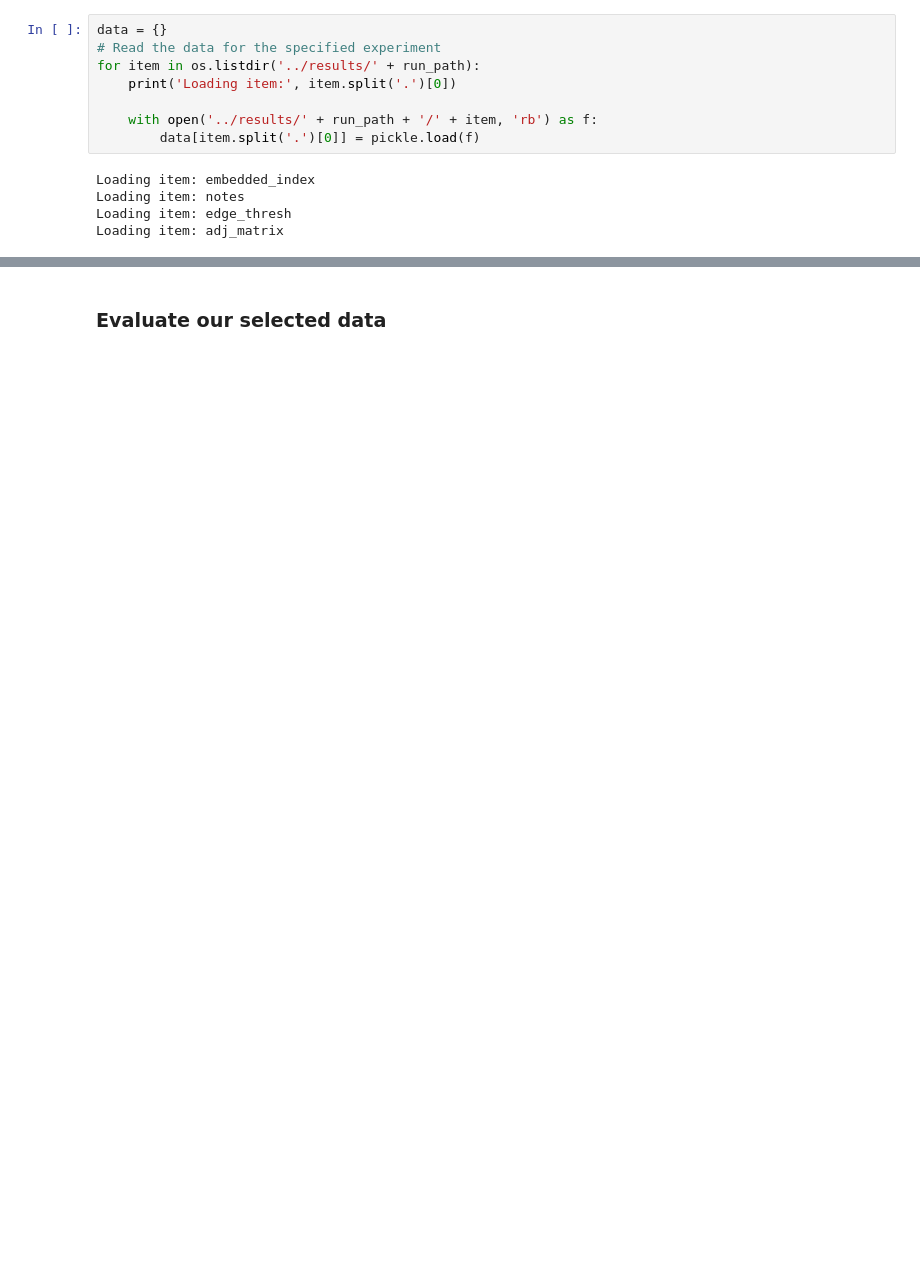
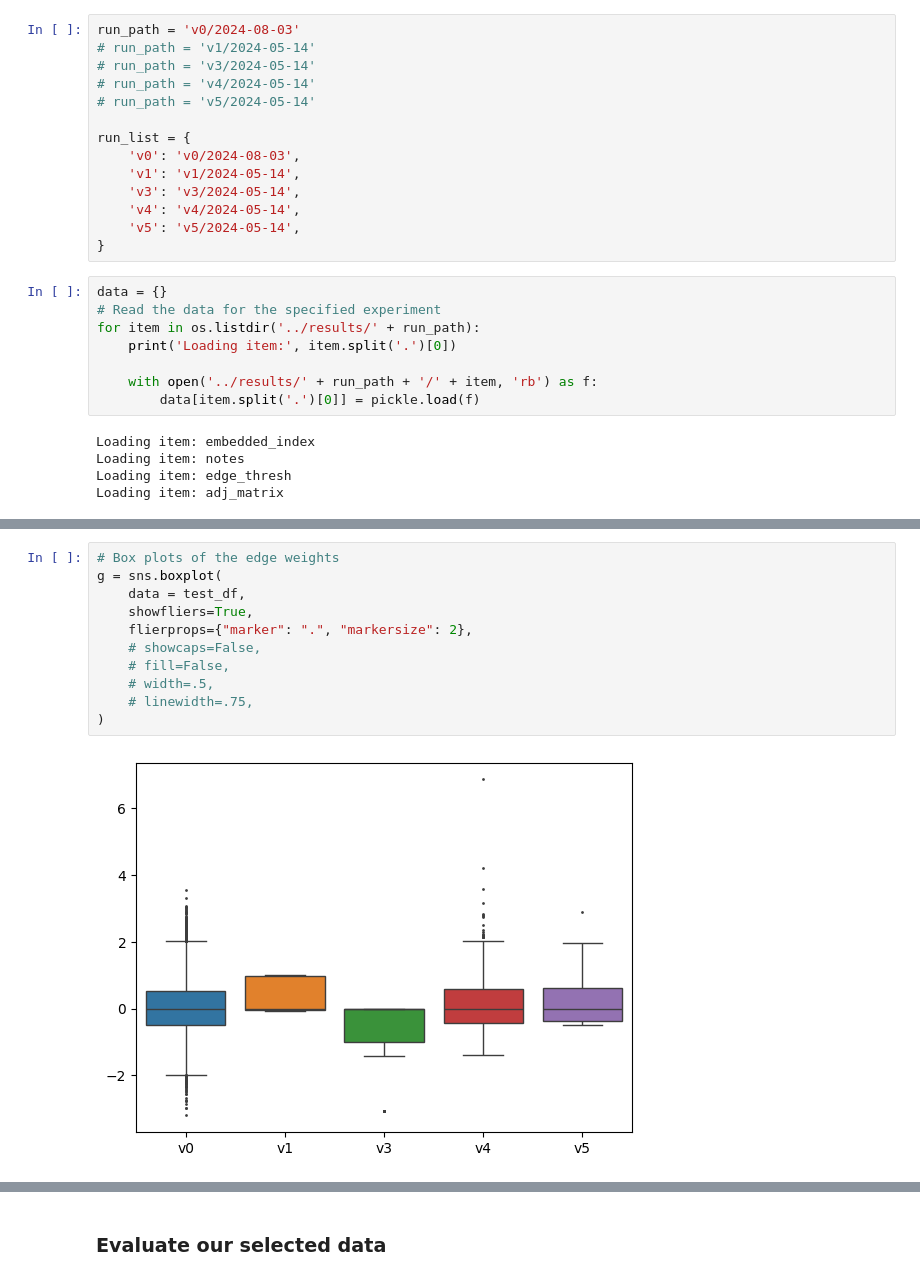
Before and after one commit to lukas-al/dissertation_rag, a Jupyter notebook: notebooks/evaluation.ipynb, the cells around one changed output, grey strips where cells are left out. Cells and saved outputs as stored; diff of their text form; blank space fills up the shorter version.

```diff
--- a/notebooks/evaluation.ipynb
+++ b/notebooks/evaluation.ipynb
@@ -49,3 +50,17 @@ run_path = 'v0/2024-08-03'
+# %%
+run_path = 'v0/2024-08-03'
+# run_path = 'v1/2024-05-14'
+# run_path = 'v3/2024-05-14'
+# run_path = 'v4/2024-05-14'
+# run_path = 'v5/2024-05-14'
+
+run_list = {
+    'v0': 'v0/2024-08-03',
+    'v1': 'v1/2024-05-14',
+    'v3': 'v3/2024-05-14',
+    'v4': 'v4/2024-05-14',
+    'v5': 'v5/2024-05-14',
+}
 # %%
 data = {}
 # Read the data for the specified experiment
@@ -61,0 +158,13 @@ Loading item: adj_matrix
+# %%
+# Box plots of the edge weights
+g = sns.boxplot(
+    data = test_df,
+    showfliers=True,
+    flierprops={"marker": ".", "markersize": 2},
+    # showcaps=False,
+    # fill=False,
+    # width=.5,
+    # linewidth=.75,
+)
+# %% [output]
+[figure, added]
```
Also changed, not shown: parts of 12 cells of this notebook, 5 other files.
